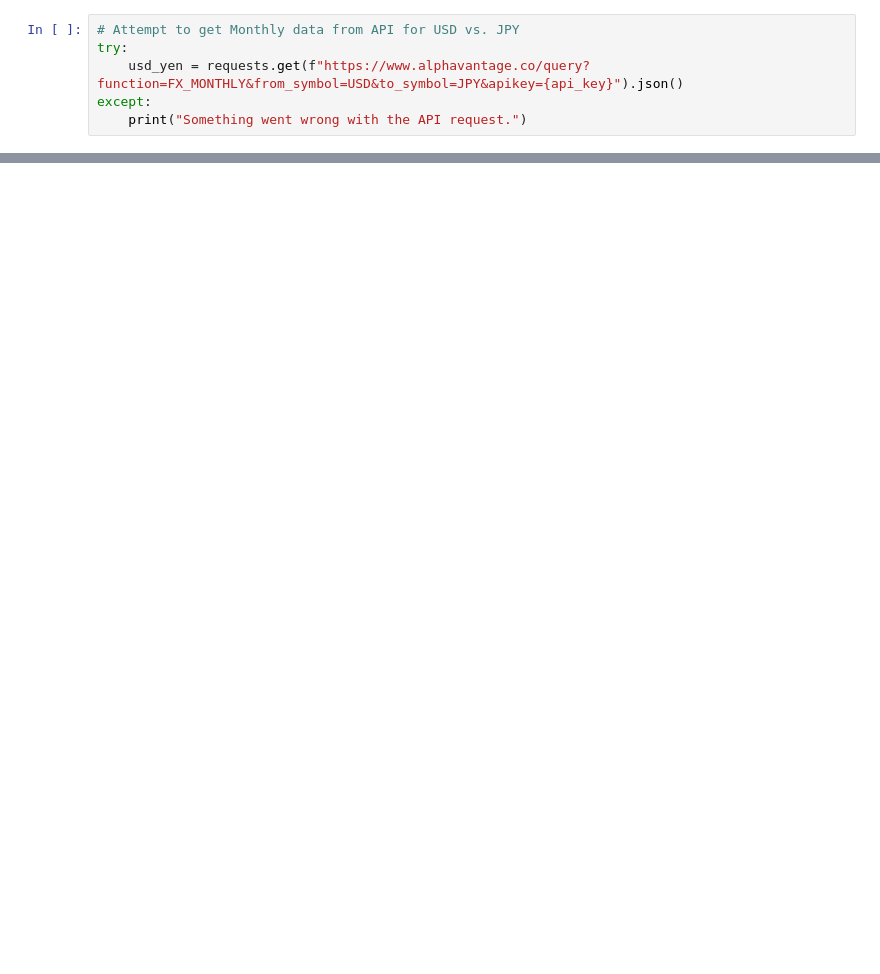
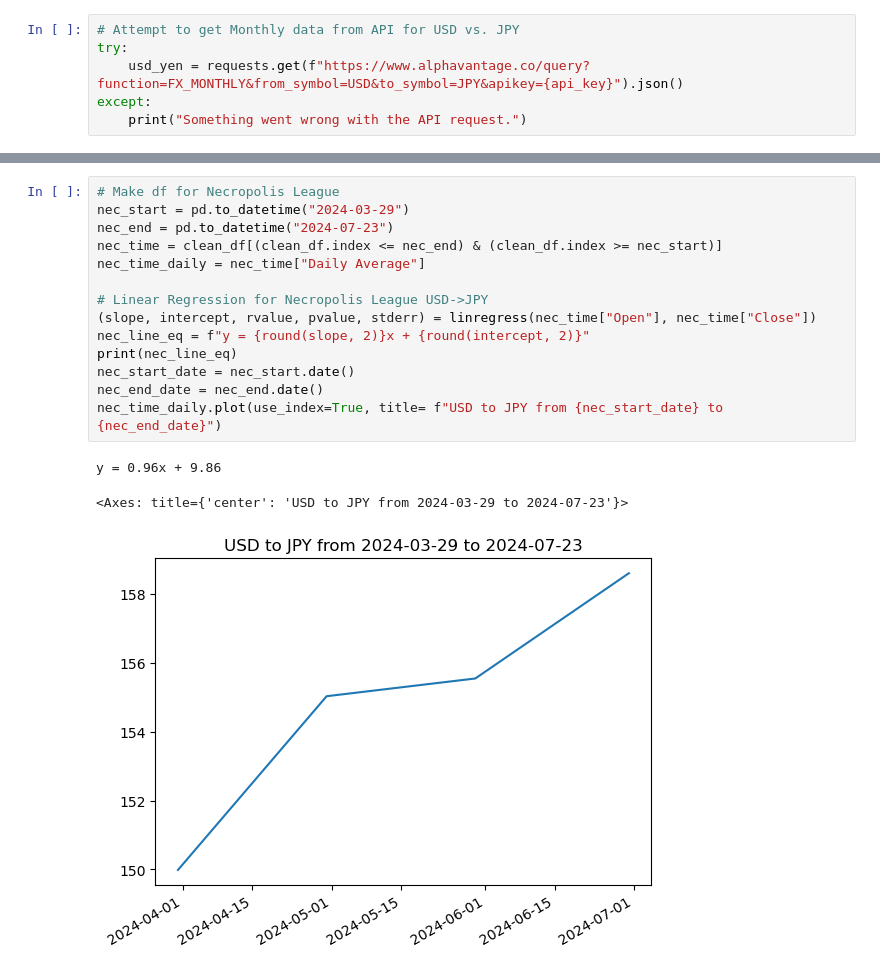
Before and after one commit to Brendan838/Path-of-Exile-Analysis, a Jupyter notebook: StockAPI.ipynb, the cells around one changed output, grey strips where cells are left out. Drawn from its saved outputs; the diff is of its cells as text; blank space fills up the shorter version.

```diff
--- a/StockAPI.ipynb
+++ b/StockAPI.ipynb
@@ -59,3 +64,21 @@ USD to JPY Mean= 119.70849924999999
 USD to JPY Median= 112.851
 USD to JPY STD Error= 15.261572240076962
 USD to JPY Variance= 232.91558723908776
+# %%
+# Make df for Necropolis League
+nec_start = pd.to_datetime("2024-03-29")
+nec_end = pd.to_datetime("2024-07-23")
+nec_time = clean_df[(clean_df.index <= nec_end) & (clean_df.index >= nec_start)]
+nec_time_daily = nec_time["Daily Average"]
+
+# Linear Regression for Necropolis League USD->JPY
+(slope, intercept, rvalue, pvalue, stderr) = linregress(nec_time["Open"], nec_time["Close"])
+nec_line_eq = f"y = {round(slope, 2)}x + {round(intercept, 2)}"
+print(nec_line_eq)
+nec_start_date = nec_start.date()
+nec_end_date = nec_end.date()
+nec_time_daily.plot(use_index=True, title= f"USD to JPY from {nec_start_date} to {nec_end_date}")
+# %% [output]
+y = 0.96x + 9.86
+<Axes: title={'center': 'USD to JPY from 2024-03-29 to 2024-07-23'}>
+[figure, added]
```
Also changed, not shown: parts of 5 cells of this notebook.
